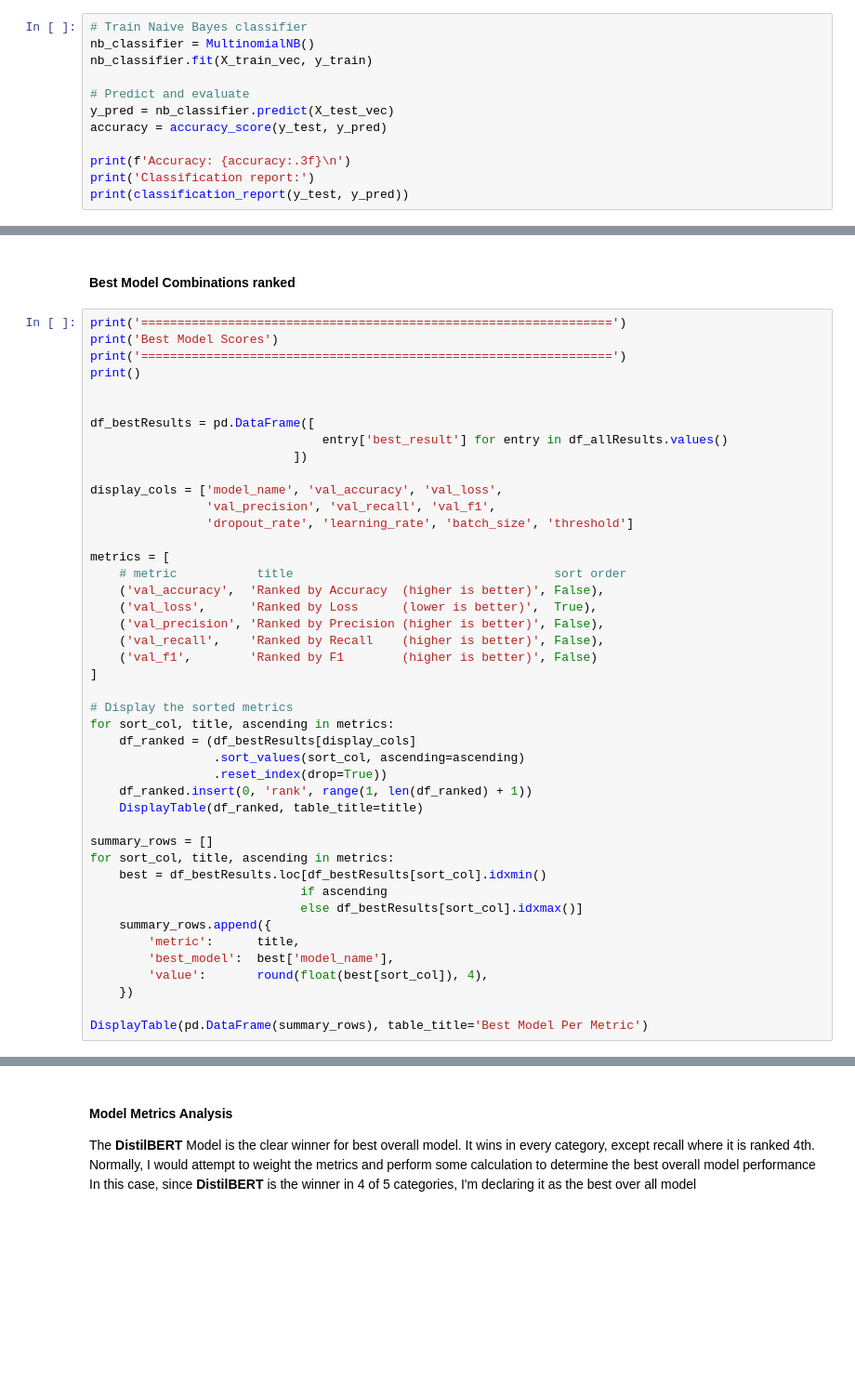
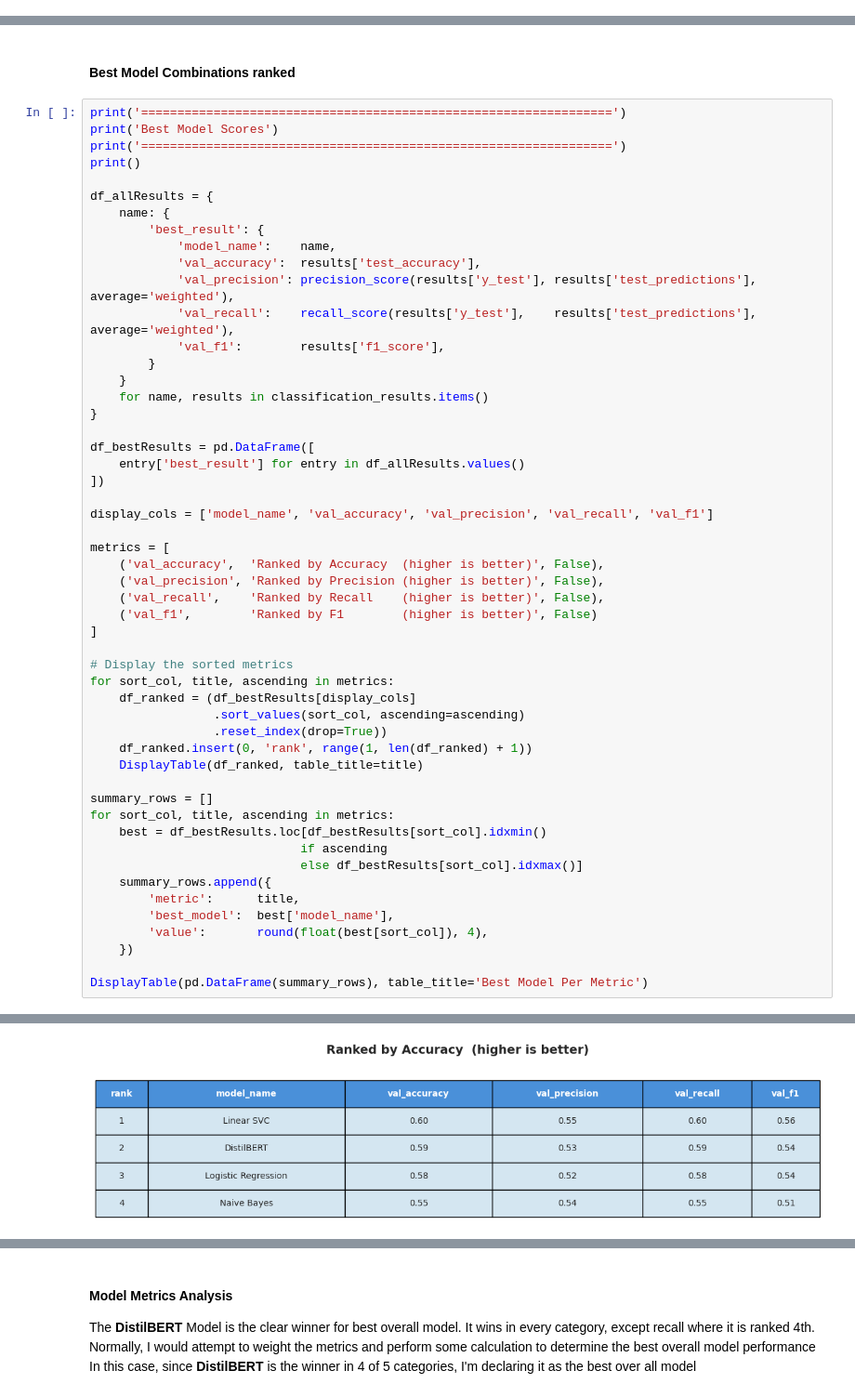
Before and after one commit to juanbucz/FullStackAcademyAICourse, a Jupyter notebook: Assignments/Unit 5/NLP - Unit 5 End Project.ipynb, the cells around one changed output, grey strips where cells are left out. Shown at 93% size. Saved outputs shown, nothing was run; the diff lists cells and outputs as text; blank space fills up the shorter version.

```diff
--- a/Assignments/Unit 5/NLP - Unit 5 End Project.ipynb
+++ b/Assignments/Unit 5/NLP - Unit 5 End Project.ipynb
@@ -1497,12 +1766,0 @@ NameError: name 'df_labeledMovieReviews' is not defined
-# %%
-# Train Naive Bayes classifier
-nb_classifier = MultinomialNB()
-nb_classifier.fit(X_train_vec, y_train)
-
-# Predict and evaluate
-y_pred = nb_classifier.predict(X_test_vec)
-accuracy = accuracy_score(y_test, y_pred)
-
-print(f'Accuracy: {accuracy:.3f}\n')
-print('Classification report:')
-print(classification_report(y_test, y_pred))
@@ -2684,19 +2394,27 @@ print('Best Model Scores')
 print('=================================================================')
 print()
 
+df_allResults = {
+    name: {
+        'best_result': {
+            'model_name':    name,
+            'val_accuracy':  results['test_accuracy'],
+            'val_precision': precision_score(results['y_test'], results['test_predictions'], average='weighted'),
+            'val_recall':    recall_score(results['y_test'],    results['test_predictions'], average='weighted'),
+            'val_f1':        results['f1_score'],
+        }
+    }
+    for name, results in classification_results.items()
+}
 
 df_bestResults = pd.DataFrame([
-                                entry['best_result'] for entry in df_allResults.values()
-                            ])
+    entry['best_result'] for entry in df_allResults.values()
+])
 
-display_cols = ['model_name', 'val_accuracy', 'val_loss',
-                'val_precision', 'val_recall', 'val_f1',
-                'dropout_rate', 'learning_rate', 'batch_size', 'threshold']
+display_cols = ['model_name', 'val_accuracy', 'val_precision', 'val_recall', 'val_f1']
 
 metrics = [
-    # metric           title                                    sort order
     ('val_accuracy',  'Ranked by Accuracy  (higher is better)', False),
-    ('val_loss',      'Ranked by Loss      (lower is better)',  True),
     ('val_precision', 'Ranked by Precision (higher is better)', False),
     ('val_recall',    'Ranked by Recall    (higher is better)', False),
     ('val_f1',        'Ranked by F1        (higher is better)', False)
@@ -2722,3 +2440,4 @@ for sort_col, title, ascending in metrics:
     })
 
 DisplayTable(pd.DataFrame(summary_rows), table_title='Best Model Per Metric')
+# %% [output]
@@ -2724,0 +2447 @@ DisplayTable(pd.DataFrame(summary_rows), table_title='Best Model Per Metric')
+[figure, added]
```
Also changed, not shown: parts of 82 cells of this notebook.
